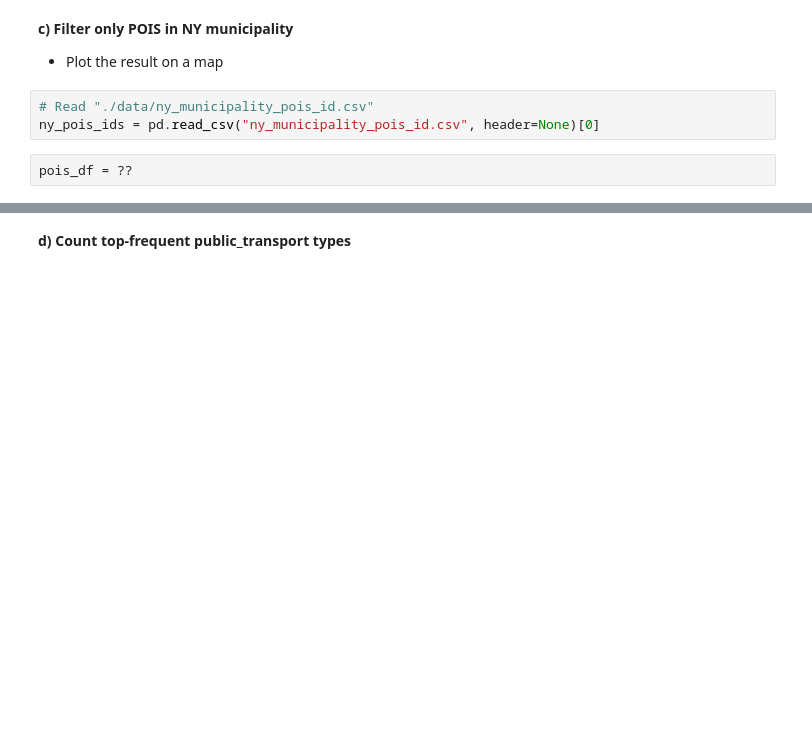
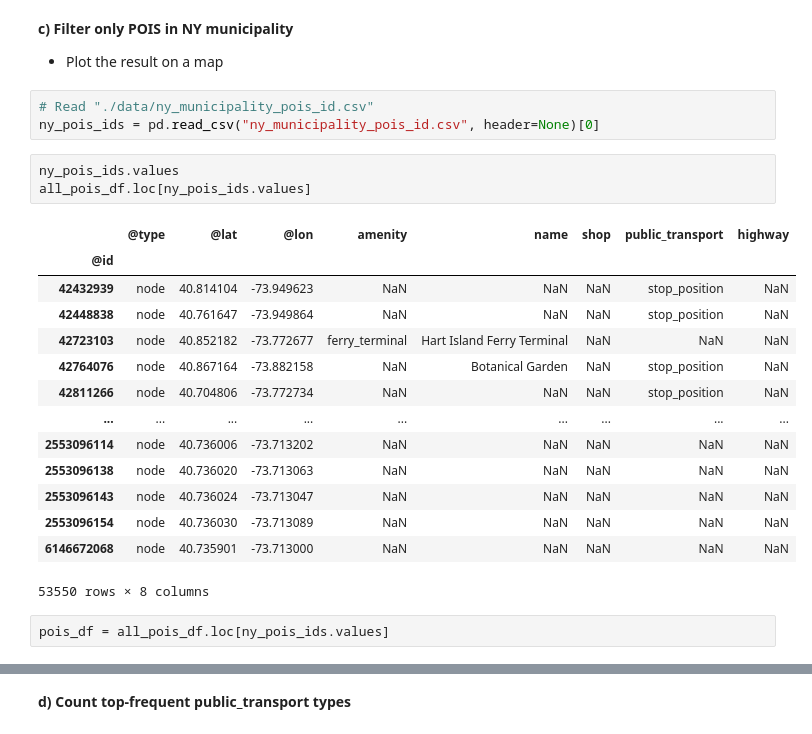
Before and after one commit to notlosca/data-science-lab, a Jupyter notebook: exercises/4-Pandas Examples.ipynb, the cells around one changed output, grey strips where cells are left out. Drawn from its saved outputs; the diff is of its cells as text; blank space fills up the shorter version.

```diff
--- a/exercises/4-Pandas Examples.ipynb
+++ b/exercises/4-Pandas Examples.ipynb
@@ -214,6 +243,24 @@ plot_map(all_pois_df)
 # %%
 # Read "./data/ny_municipality_pois_id.csv"
 ny_pois_ids = pd.read_csv("ny_municipality_pois_id.csv", header=None)[0]
-# %%
-pois_df = ??
+# %%
+ny_pois_ids.values
+all_pois_df.loc[ny_pois_ids.values]
+# %% [output]
+|  | @type | @lat | @lon | amenity | name | shop | public_transport | highway |
+| @id |  |  |  |  |  |  |  |  |
+| 42432939 | node | 40.814104 | -73.949623 | NaN | NaN | NaN | stop_position | NaN |
+| 42448838 | node | 40.761647 | -73.949864 | NaN | NaN | NaN | stop_position | NaN |
+| 42723103 | node | 40.852182 | -73.772677 | ferry_terminal | Hart Island Ferry Terminal | NaN | NaN | NaN |
+| 42764076 | node | 40.867164 | -73.882158 | NaN | Botanical Garden | NaN | stop_position | NaN |
+| 42811266 | node | 40.704806 | -73.772734 | NaN | NaN | NaN | stop_position | NaN |
+| ... | ... | ... | ... | ... | ... | ... | ... | ... |
+| 2553096114 | node | 40.736006 | -73.713202 | NaN | NaN | NaN | NaN | NaN |
+| 2553096138 | node | 40.736020 | -73.713063 | NaN | NaN | NaN | NaN | NaN |
+| 2553096143 | node | 40.736024 | -73.713047 | NaN | NaN | NaN | NaN | NaN |
+| 2553096154 | node | 40.736030 | -73.713089 | NaN | NaN | NaN | NaN | NaN |
+| 6146672068 | node | 40.735901 | -73.713000 | NaN | NaN | NaN | NaN | NaN |
+53550 rows × 8 columns
+# %%
+pois_df = all_pois_df.loc[ny_pois_ids.values]
 # %%
```
Also changed, not shown: parts of 4 cells of this notebook.
